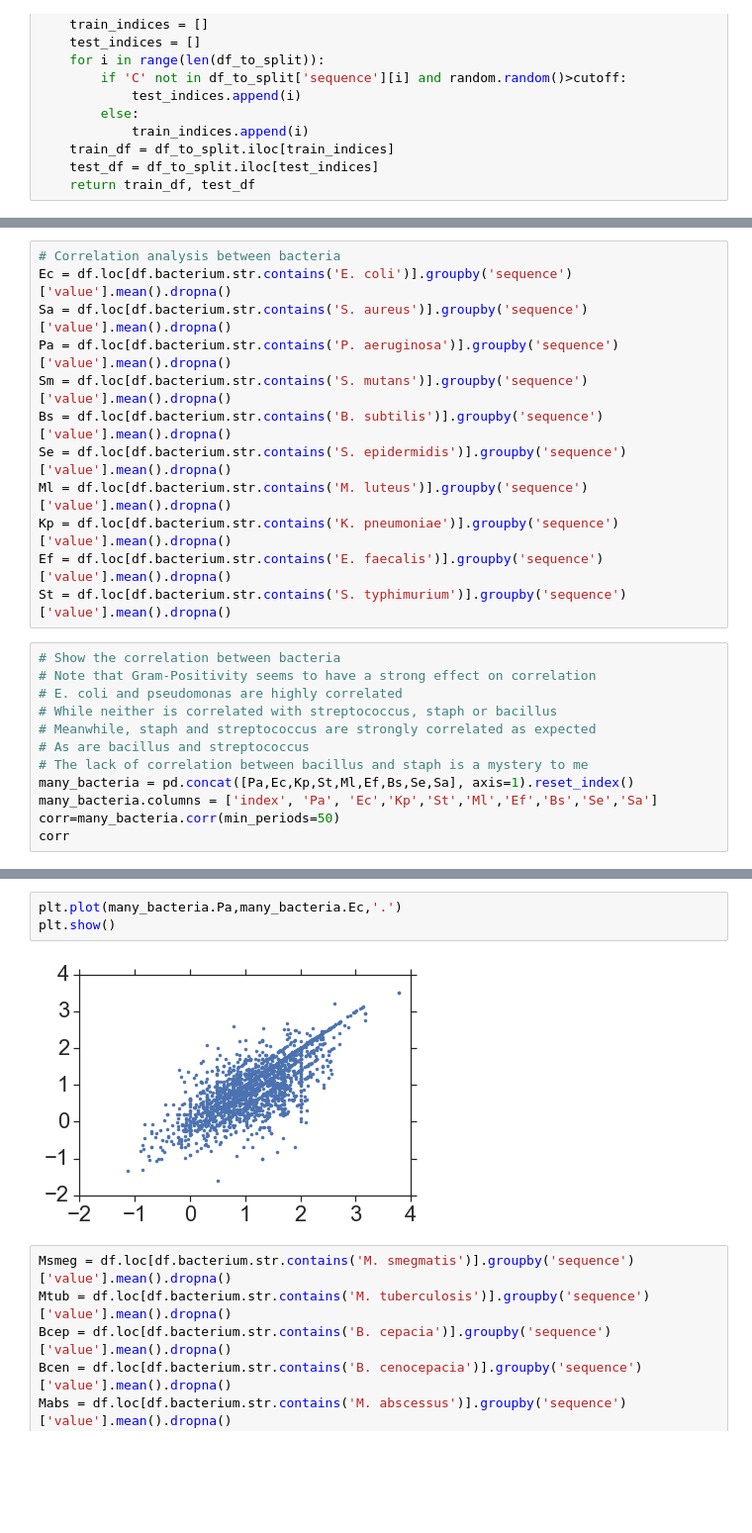
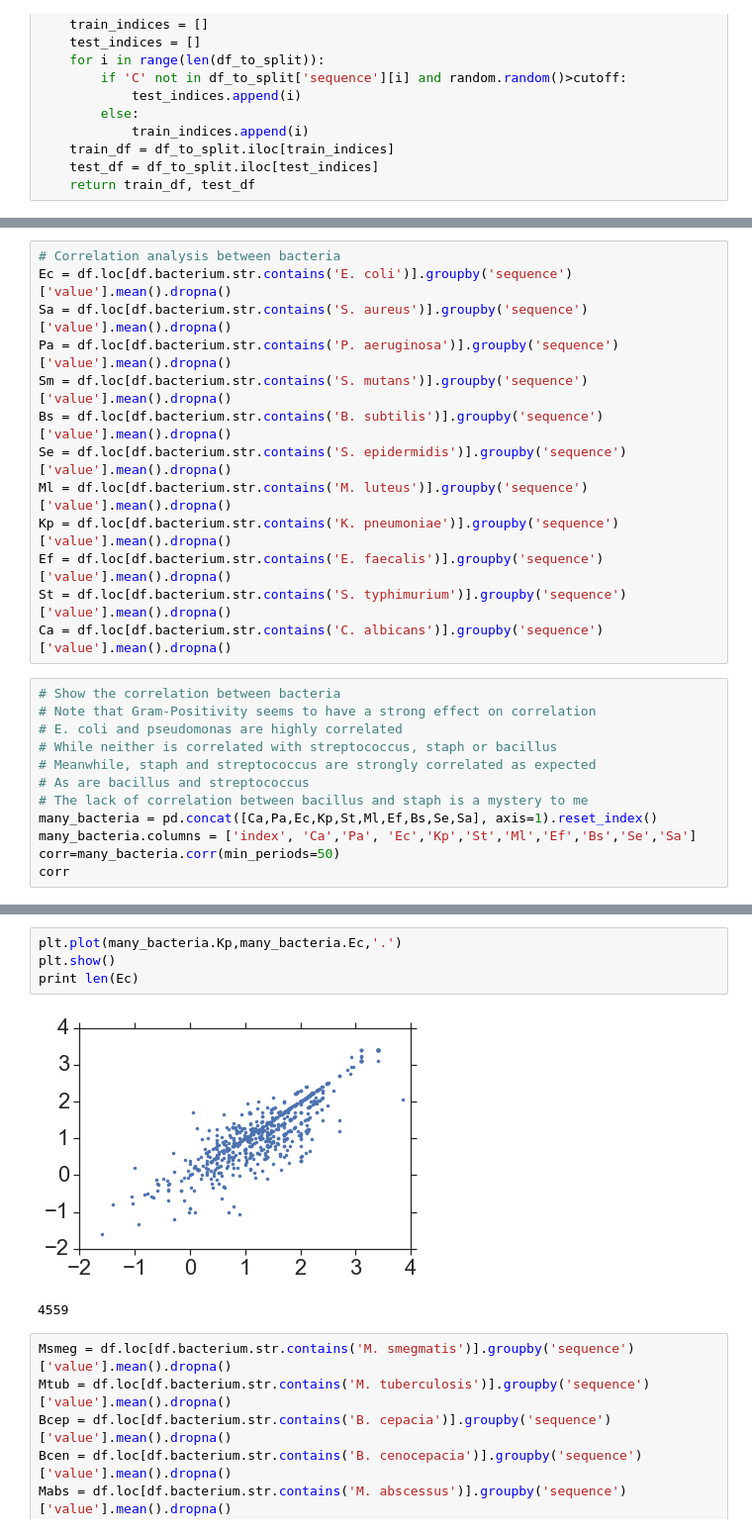
Before and after one commit to zswitten/Antimicrobial-Peptides, a Jupyter notebook: MIC_Neural_Networks_Cleaned_up_version.ipynb, the cells around one changed output, grey strips where cells are left out. Shown at 99% size. Drawn from its saved outputs; the diff is of its cells as text; blank space fills up the shorter version.

```diff
--- a/MIC_Neural_Networks_Cleaned_up_version.ipynb
+++ b/MIC_Neural_Networks_Cleaned_up_version.ipynb
@@ -336,6 +346,7 @@ Ml = df.loc[df.bacterium.str.contains('M. luteus')].groupby('sequence')['value']
 Kp = df.loc[df.bacterium.str.contains('K. pneumoniae')].groupby('sequence')['value'].mean().dropna()
 Ef = df.loc[df.bacterium.str.contains('E. faecalis')].groupby('sequence')['value'].mean().dropna()
 St = df.loc[df.bacterium.str.contains('S. typhimurium')].groupby('sequence')['value'].mean().dropna()
+Ca = df.loc[df.bacterium.str.contains('C. albicans')].groupby('sequence')['value'].mean().dropna()
 # %%
 # Show the correlation between bacteria
 # Note that Gram-Positivity seems to have a strong effect on correlation
@@ -344,8 +355,8 @@ St = df.loc[df.bacterium.str.contains('S. typhimurium')].groupby('sequence')['va
 # Meanwhile, staph and streptococcus are strongly correlated as expected
 # As are bacillus and streptococcus
 # The lack of correlation between bacillus and staph is a mystery to me
-many_bacteria = pd.concat([Pa,Ec,Kp,St,Ml,Ef,Bs,Se,Sa], axis=1).reset_index()
-many_bacteria.columns = ['index', 'Pa', 'Ec','Kp','St','Ml','Ef','Bs','Se','Sa']
+many_bacteria = pd.concat([Ca,Pa,Ec,Kp,St,Ml,Ef,Bs,Se,Sa], axis=1).reset_index()
+many_bacteria.columns = ['index', 'Ca','Pa', 'Ec','Kp','St','Ml','Ef','Bs','Se','Sa']
 corr=many_bacteria.corr(min_periods=50)
 corr
 # %% [output]
@@ -381,8 +393,10 @@ fig.savefig('Figures/Heatmap.png')
 # %%
-plt.plot(many_bacteria.Pa,many_bacteria.Ec,'.')
+plt.plot(many_bacteria.Kp,many_bacteria.Ec,'.')
 plt.show()
+print len(Ec)
 # %% [output]
-[figure, old version]
+[figure, new version]
+4559
 # %%
 Msmeg = df.loc[df.bacterium.str.contains('M. smegmatis')].groupby('sequence')['value'].mean().dropna()
 Mtub = df.loc[df.bacterium.str.contains('M. tuberculosis')].groupby('sequence')['value'].mean().dropna()
```
Also changed, not shown: parts of 90 cells of this notebook.
